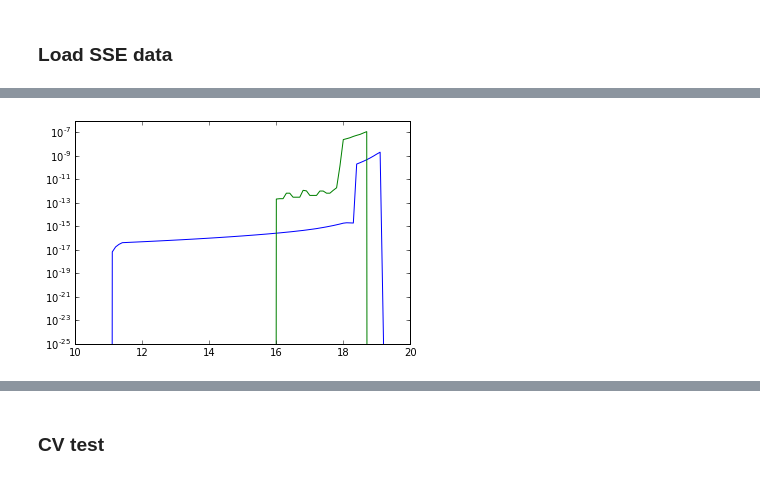
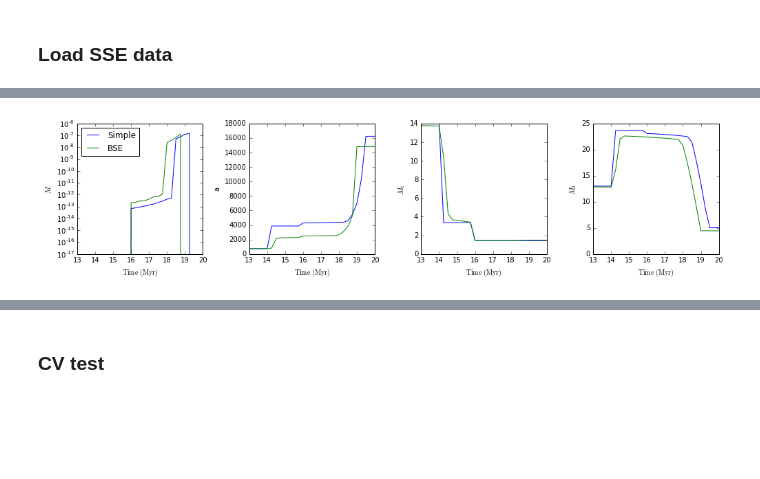
Before and after one commit to astroJeff/XRB, a Jupyter notebook: code/bse_code/PyBSE testing.ipynb, the cells around one changed output, grey strips where cells are left out. Saved outputs shown, nothing was run; the diff lists cells and outputs as text; code cells hidden in the pictures; blank space fills up the shorter version.

```diff
--- a/code/bse_code/PyBSE testing.ipynb
+++ b/code/bse_code/PyBSE testing.ipynb
@@ -213,7 +213,9 @@ func_sse_ms_time = interp1d(sse_he_star["mass"], sse_he_star["t_ms"], bounds_err
 
 def func_MT_forward(M_1_in, M_2_in, A_in, ecc_in):
 
-    M_1_out = M_0 * M_1_in**(1./xi)
+#    M_1_out = M_0 * M_1_in**(1./xi)
+    M_1_out = func_sse_he_mass(M_1_in)
+#    M_1_out = 3.7
     M_2_out = M_1_in + M_2_in - M_1_out
     A_out = A_in * (1.0-ecc_in) * (M_1_in*M_2_in/M_1_out/M_2_out)**2
 
@@ -321,6 +334,10 @@ def get_v_wind(mass, radius):
     intercept = 7.0 - 120.0 * slope
 
     beta = slope * mass + intercept
+
+    # TEST
+    beta = 0.125
+    # TEST
 
     # For systems with radius = 0.0, set wind arbitrarily high
     if isinstance(radius, np.ndarray):
@@ -400,4 +417,4 @@ def func_Lx_forward(M_1_a, M_2_a, M_2_in, A_in, ecc_in, t_obs):
 #    print v_wind, R_out, M_2_in, t_eff_obs
 
 
-    return M_2_out, L_x, M_dot_out
+    return M_2_out, L_x, M_dot_out, A_out
@@ -404,17 +425,30 @@ def func_Lx_forward(M_1_a, M_2_a, M_2_in, A_in, ecc_in, t_obs):
 # %%
 def full_forward(M1, M2, A, ecc, v_k, theta, phi, t_obs):
 
+    # Star does not make it to MT phase
+    if t_obs < func_sse_ms_time(M1): return M1, M2, 0.0, 0.0, 0.0, A
+
     # MT phase
     M_1_b, M_2_b, A_b = func_MT_forward(M1, M2, A, ecc)
+
+    # Star does not make it to SN
+    if t_obs < func_sse_tmax(M1): return M_1_b, M_2_b, 0.0, 0.0, 0.0, A_b
 
     # SN
     A_tmp, v_sys_tmp, e_tmp = func_SN_forward(M_1_b, M_2_b, A_b, v_k, theta, phi)
 
     # XRB
-    M_2_tmp, L_x_tmp, M2_dot_out = func_Lx_forward(M1, M2, M_2_b, A_tmp, e_tmp, t_obs)
+    M_2_tmp, L_x_tmp, M2_dot_out, A_out = func_Lx_forward(M1, M2, M_2_b, A_tmp, e_tmp, t_obs)
 
-    return M_2_tmp, L_x_tmp, v_sys_tmp, M2_dot_out
+    return M_NS, M_2_tmp, L_x_tmp, v_sys_tmp, M2_dot_out, A_out
 # %%
+fig = plt.figure(figsize=(14, 3.5))
+ax1 = fig.add_subplot(1,4,1)
+ax2 = fig.add_subplot(1,4,2)
+ax3 = fig.add_subplot(1,4,3)
+ax4 = fig.add_subplot(1,4,4)
+
+
 M1_test = 14.0
 M2_test = 13.0
 A_test = 738.0
@@ -422,40 +456,89 @@ P_orb_test = A_to_P(M1_test, M2_test, A_test*Rsun_to_cm/AU_to_cm) * 365.25
 ecc_test = 0.0
 v_k_test = 0.0
 theta_test = 3.0
 phi_test = 1.0
 tmax = 30.0
 z = 0.02
 
+# print P_orb_test
 
+aout_simple = np.array([])
 mdot_simple = np.array([])
+m1_simple = np.array([])
+m2_simple = np.array([])
+
+aout_bse = np.array([])
 mdot_bse = np.array([])
+m1_bse = np.array([])
+m2_bse = np.array([])
 
-test_times = np.linspace(10.0, 20.0, 101)
+test_times = np.linspace(13.0, 20.0, 29)
 
 for tmax in test_times:
     temp_out = full_forward(M1_test, M2_test, A_test, ecc_test, v_k_test, theta_test, phi_test, tmax)
 
+    if isinstance(temp_out[2], np.ndarray):
+        aout_simple = np.append(aout_simple, temp_out[5][0])
+    else:
+        aout_simple = np.append(aout_simple, temp_out[5])
+
+
     if isinstance(temp_out[3], np.ndarray):
-        mdot_simple = np.append(mdot_simple, temp_out[3][0])
+        mdot_simple = np.append(mdot_simple, temp_out[4][0])
+        m1_simple = np.append(m1_simple, temp_out[0][0])
+        m2_simple = np.append(m2_simple, temp_out[1][0])
     else:
-        mdot_simple = np.append(mdot_simple, temp_out[3])
+        mdot_simple = np.append(mdot_simple, temp_out[4])
+        m1_simple = np.append(m1_simple, temp_out[0])
+        m2_simple = np.append(m2_simple, temp_out[1])
 
     var_out = pybse.evolv_wrapper(1, M1_test, M2_test, P_orb_test, ecc_test, v_k_test, theta_test, \
                                   phi_test, tmax, z, True)
     mdot_bse = np.append(mdot_bse, var_out[6])
+    aout_bse = np.append(aout_bse, var_out[2])
+    m1_bse = np.append(m1_bse, var_out[0])
+    m2_bse = np.append(m2_bse, var_out[1])
 #    if var_out[6] != 0.0: print tmax, var_out
 
 
-plt.plot(test_times, mdot_simple)
-plt.plot(test_times, mdot_bse)
+ax1.plot(test_times, mdot_simple, label='Simple')
+ax1.plot(test_times, mdot_bse, label='BSE')
+ax1.set_xlabel(r"${\rm Time\ (Myr)}$")
+ax1.set_ylabel(r"$\dot{M}$")
 #print "Simple version Mdot out:", simple_out[3][0]
 
-plt.yscale('log')
-#plt.ylim(1.0e-15, 1.0e-8)
+ax1.set_yscale('log')
+ax1.set_ylim(1.0e-17, 1.0e-6)
+
+
+
+#for i in np.arange(len(test_times)):
+#    t = test_times[i]
+#    print t, aout_bse[i], aout_simple[i]
+
+ax2.plot(test_times, aout_simple)
+ax2.plot(test_times, aout_bse)
+ax2.set_xlabel(r"${\rm Time\ (Myr)}$")
+ax2.set_ylabel(r"a")
+
+ax3.plot(test_times, m1_simple)
+ax3.plot(test_times, m1_bse)
+ax3.set_xlabel(r"${\rm Time\ (Myr)}$")
+ax3.set_ylabel(r"$M_1$")
+
+ax4.plot(test_times, m2_simple)
+ax4.plot(test_times, m2_bse)
+ax4.set_xlabel(r"${\rm Time\ (Myr)}$")
+ax4.set_ylabel(r"$M_2$")
+
+ax1.legend(loc=2)
+
+plt.tight_layout()
+
 
 plt.show()
-
-
+#plt.savefig("test_J_BSE_prescription.pdf")
+#plt.savefig("test_J_conserved.pdf")
 #print var_out[6]
 # %% [output]
-[figure, old version]
+[figure, new version]
```
Also changed, not shown: parts of 12 cells of this notebook, 1 other file.
